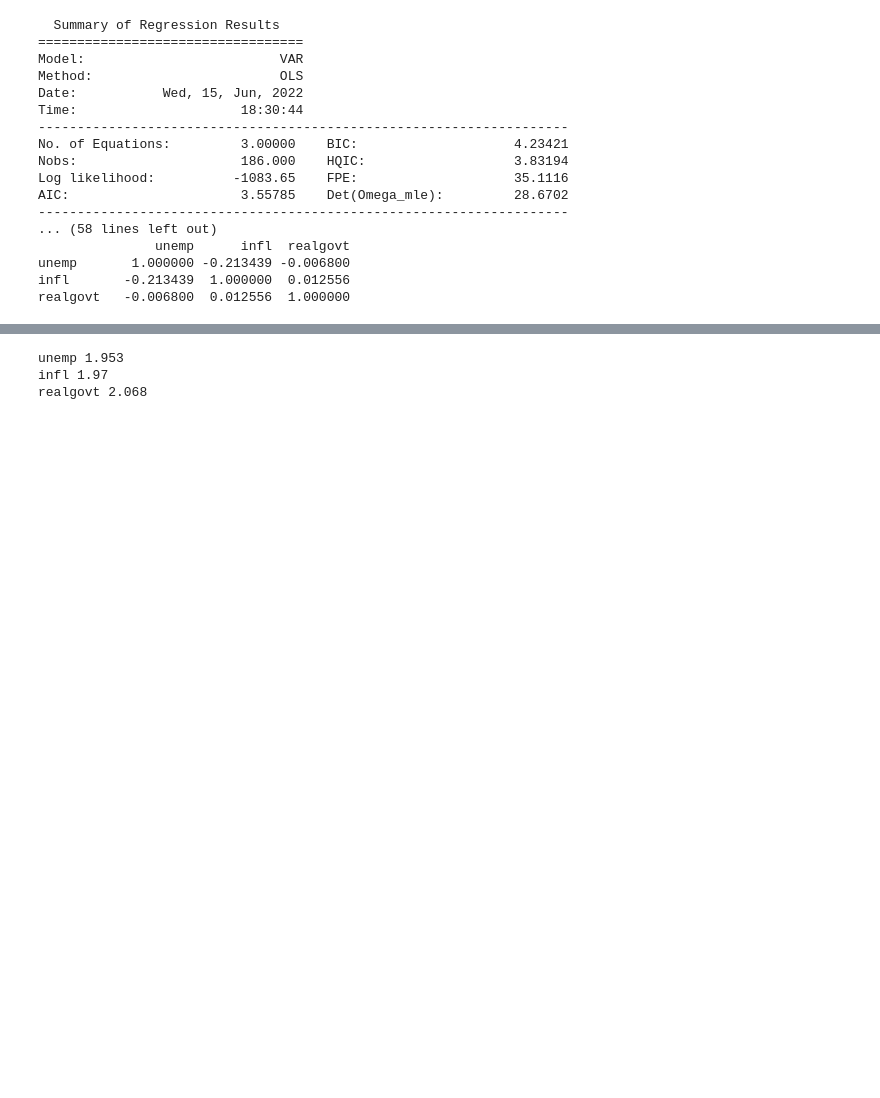
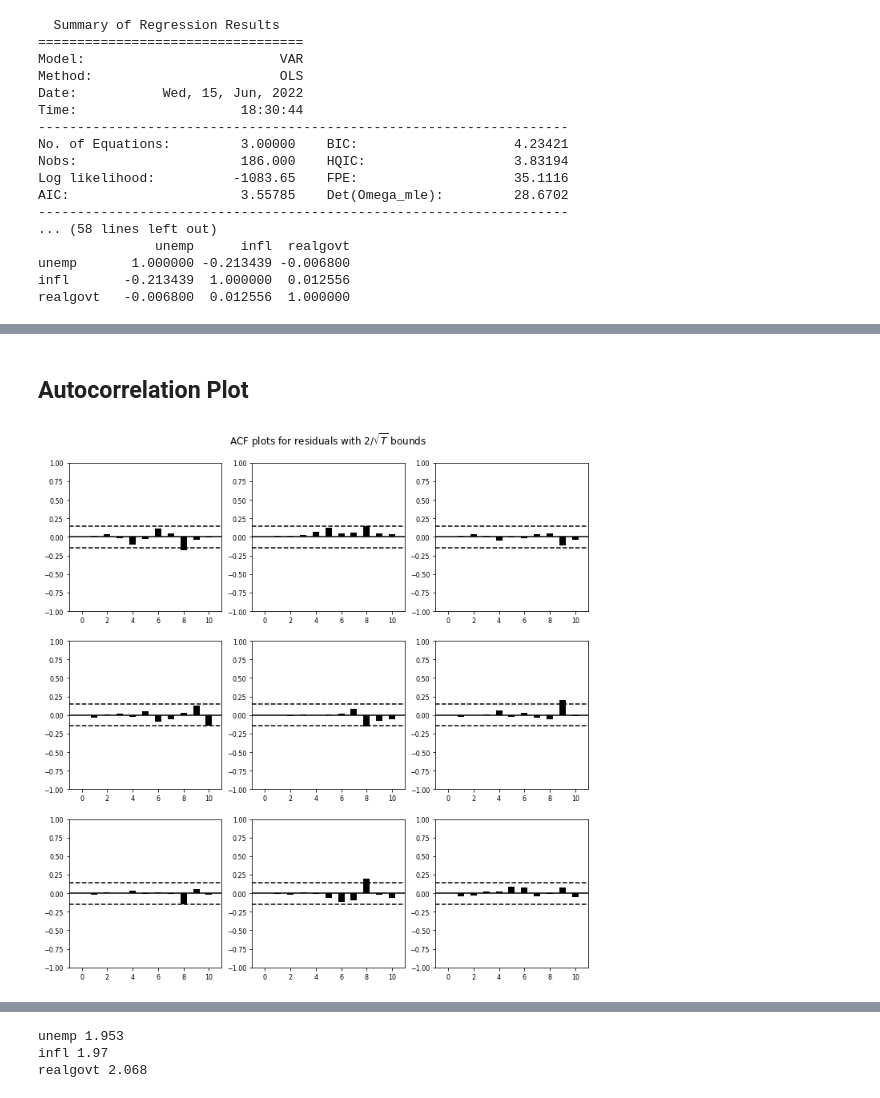
Before and after one commit to swilsonmfc/timeseries, a Jupyter notebook: VAR.ipynb, the cells around one changed output, grey strips where cells are left out. Drawn from its saved outputs; the diff is of its cells as text; code cells hidden in the pictures; blank space fills up the shorter version.

```diff
--- a/VAR.ipynb
+++ b/VAR.ipynb
@@ -262 +270,7 @@ realgovt   -0.006800  0.012556  1.000000
+# %% [markdown]
+## Autocorrelation Plot
+# %%
+model.plot_acorr();
+# %% [output]
+[figure, added]
 # %% [markdown]
```
Also changed, not shown: parts of 7 cells of this notebook.
